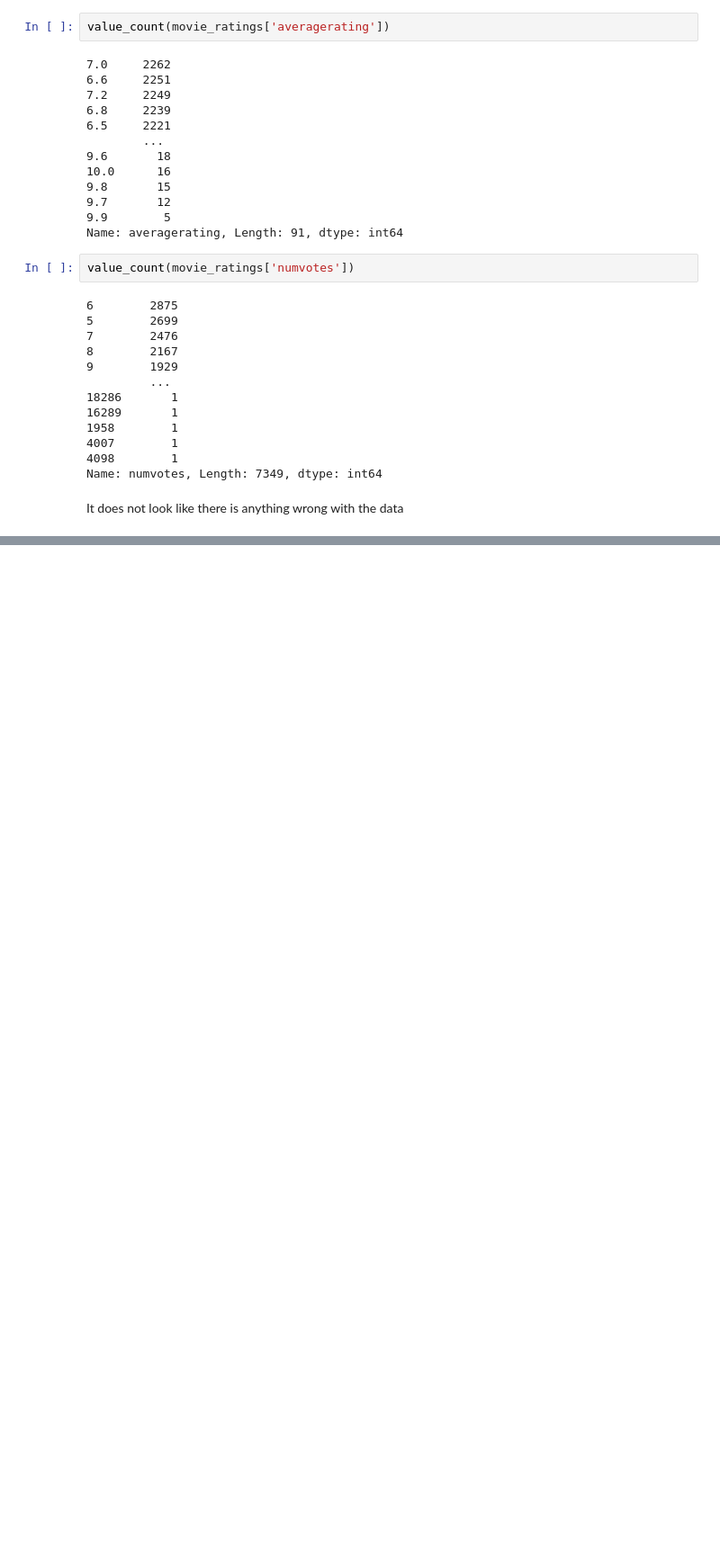
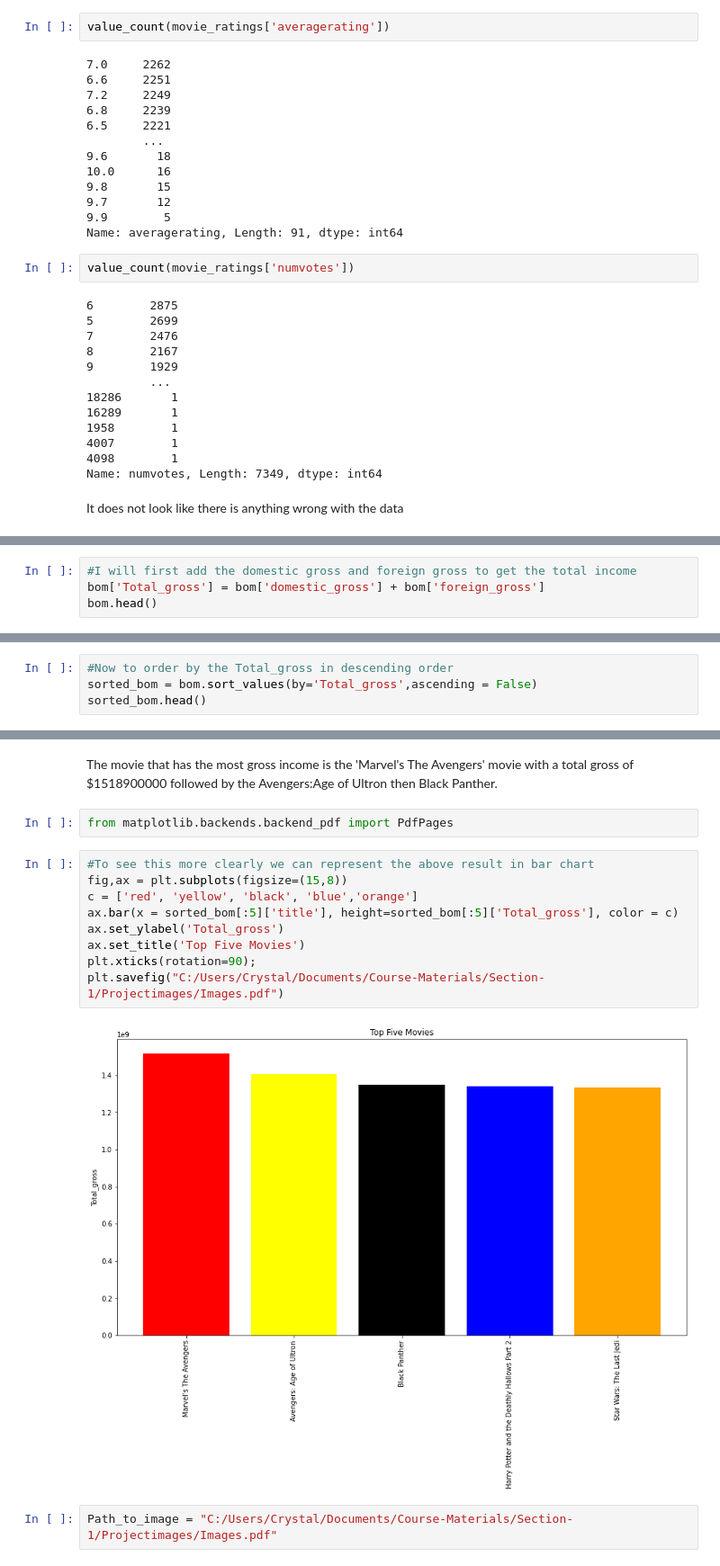
Before and after one commit to CrystalW123/dsc-phase-1-project-v2-4, a Jupyter notebook: student.ipynb, the cells around one changed output, grey strips where cells are left out. Shown at 90% size. Saved outputs shown, nothing was run; the diff lists cells and outputs as text; blank space fills up the shorter version.

```diff
--- a/student.ipynb
+++ b/student.ipynb
@@ -740,0 +817,4 @@ It does not look like there is anything wrong with the data
+# %%
+#I will first add the domestic gross and foreign gross to get the total income
+bom['Total_gross'] = bom['domestic_gross'] + bom['foreign_gross']
+bom.head()
@@ -740,0 +828,4 @@ It does not look like there is anything wrong with the data
+# %%
+#Now to order by the Total_gross in descending order
+sorted_bom = bom.sort_values(by='Total_gross',ascending = False)
+sorted_bom.head()
@@ -740,0 +839,17 @@ It does not look like there is anything wrong with the data
+# %% [markdown]
+The movie that has the most gross income is the 'Marvel's The Avengers' movie with a total gross of $1518900000 followed by the Avengers:Age of Ultron then Black Panther.
+# %%
+from matplotlib.backends.backend_pdf import PdfPages
+# %%
+#To see this more clearly we can represent the above result in bar chart
+fig,ax = plt.subplots(figsize=(15,8))
+c = ['red', 'yellow', 'black', 'blue','orange']
+ax.bar(x = sorted_bom[:5]['title'], height=sorted_bom[:5]['Total_gross'], color = c)
+ax.set_ylabel('Total_gross')
+ax.set_title('Top Five Movies')
+plt.xticks(rotation=90);
+plt.savefig("C:/Users/Crystal/Documents/Course-Materials/Section-1/Projectimages/Images.pdf")
+# %% [output]
+[figure, added]
+# %%
+Path_to_image = "C:/Users/Crystal/Documents/Course-Materials/Section-1/Projectimages/Images.pdf"
```
Also changed, not shown: parts of 70 cells of this notebook.
